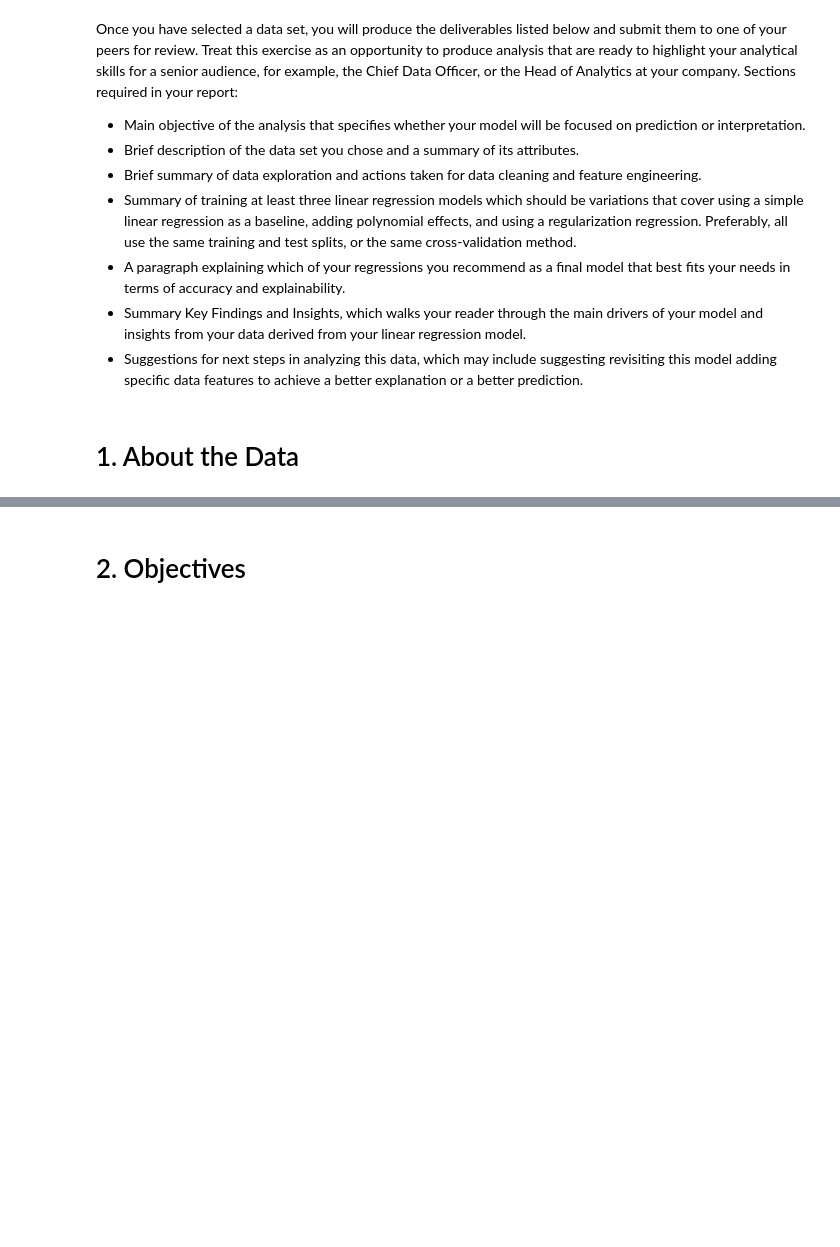
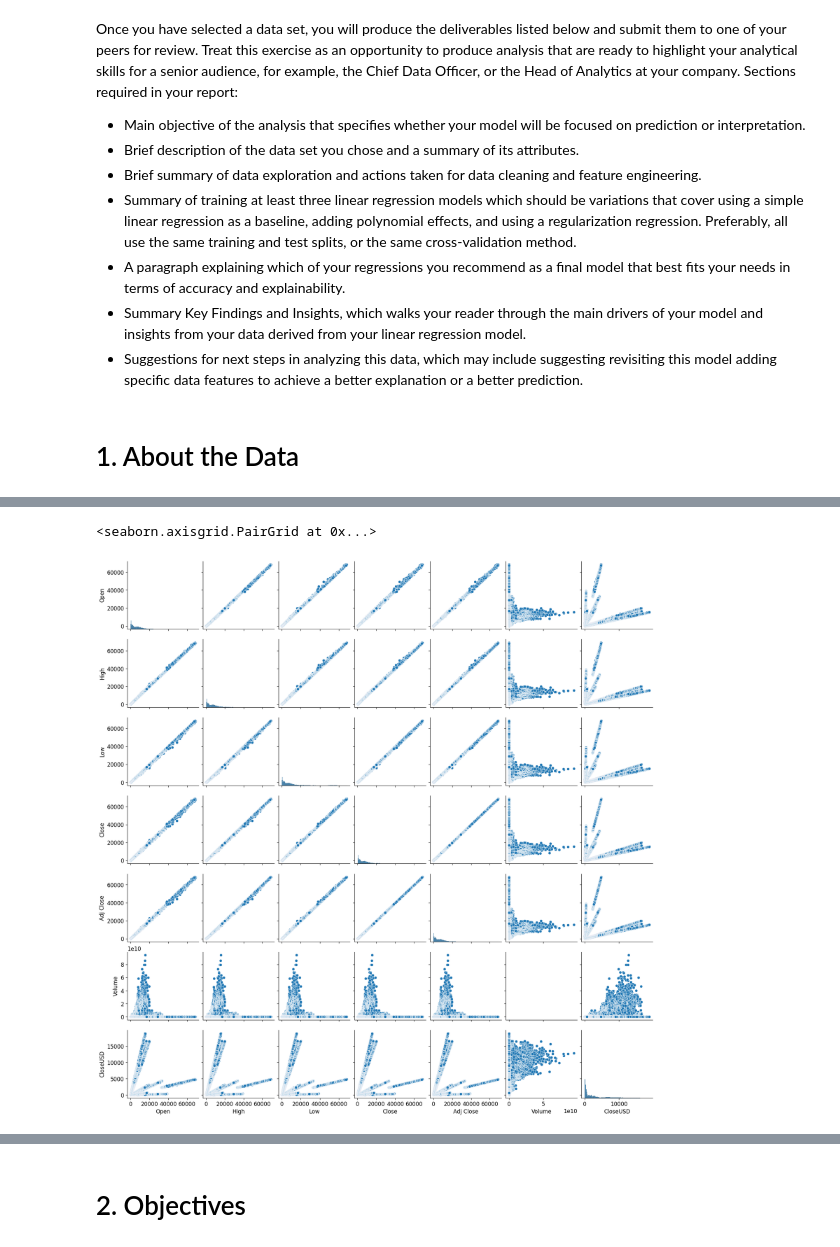
Before and after one commit to appablanca/stock_prediction, a Jupyter notebook: project.ipynb, the cells around one changed output, grey strips where cells are left out. Saved outputs shown, nothing was run; the diff lists cells and outputs as text; code cells hidden in the pictures; blank space fills up the shorter version.

```diff
--- a/project.ipynb
+++ b/project.ipynb
@@ -32,3 +29,19 @@ import numpy as np
+# %%
+import pandas as pd
+import numpy as np
+import numpy.polynomial.polynomial as poly
+
+import seaborn as sns
+import matplotlib.pyplot as plt
+from sklearn.model_selection import KFold, cross_val_predict
+from sklearn.preprocessing import StandardScaler, PolynomialFeatures
+import datetime as dt
+from sklearn.tree import DecisionTreeRegressor
+
+
+
+from sklearn.linear_model import LinearRegression, Lasso, Ridge
+sns.set(rc={'figure.figsize':(16,8.27)})
 # %% [markdown]
 ## Importing the Dataset
 # %% [markdown]
@@ -66,6 +69,6 @@ dataInfo.head()
 | 3 | China | Shanghai Stock Exchange | 000001.SS | CNY |
 | 4 | Japan | Tokyo Stock Exchange | N225 | JPY |
 # %%
-dataMergedDataInfo = pd.merge(dataIndex,dataIndexInfo, on='Index')
-dataMergedDataInfo.head()
+data = pd.merge(dataProcessed, dataInfo, on='Index')
+data.head()
 # %% [output]
@@ -121,0 +128,3 @@ Sections required in your report:
+# %%
+data.fillna(method='ffill', inplace=True);
+data.isnull().sum()
@@ -121,0 +171,5 @@ Sections required in your report:
+# %%
+sns.pairplot(data)
+# %% [output]
+<seaborn.axisgrid.PairGrid at 0x...>
+[figure, added]
```
Also changed, not shown: parts of 35 cells of this notebook.
